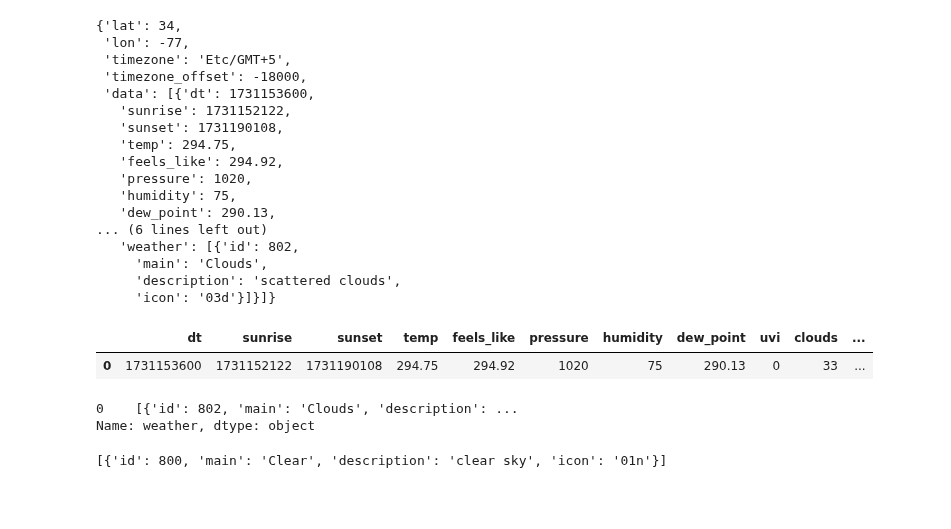
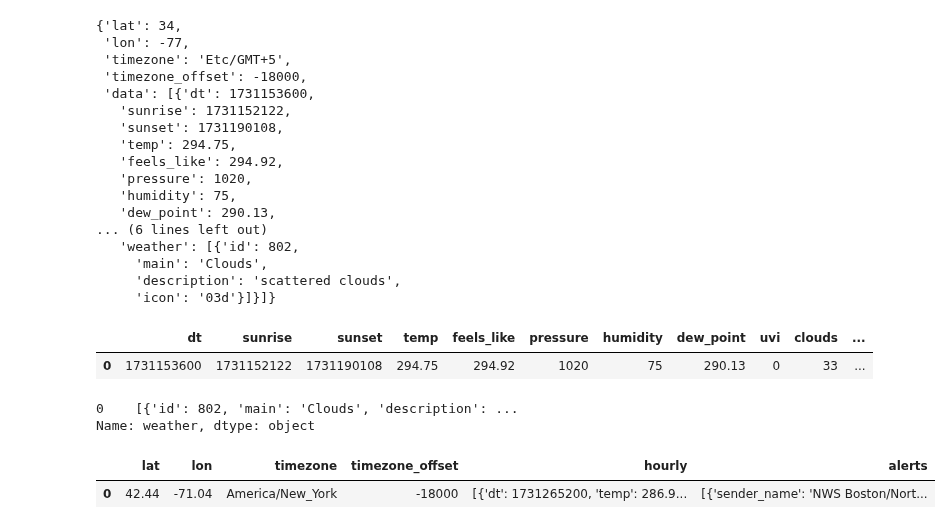
Before and after one commit to shroffr01/PersonalProject, a Jupyter notebook: new_test.ipynb, the cells around one changed output. Cells and saved outputs as stored; diff of their text form; code cells hidden in the pictures; blank space fills up the shorter version.

```diff
--- a/new_test.ipynb
+++ b/new_test.ipynb
@@ -585,7 +585,8 @@ url = f'https://api.openweathermap.org/data/3.0/onecall?lat=42.44&lon=-71.04&exc
 r = requests.get(url, headers = headers)
 myjson = json.loads(r.text)
 # %%
-df = pd.json_normalize(myjson['hourly'])
-df['weather'][0]
+df = pd.json_normalize(myjson)
+df
 # %% [output]
-[{'id': 800, 'main': 'Clear', 'description': 'clear sky', 'icon': '01n'}]
+|  | lat | lon | timezone | timezone_offset | hourly | alerts |
+| 0 | 42.44 | -71.04 | America/New_York | -18000 | [{'dt': 1731265200, 'temp': 286.9... | [{'sender_name': 'NWS Boston/Nort... |
```
Also changed, not shown: parts of 2 cells of this notebook, 1 other file.
